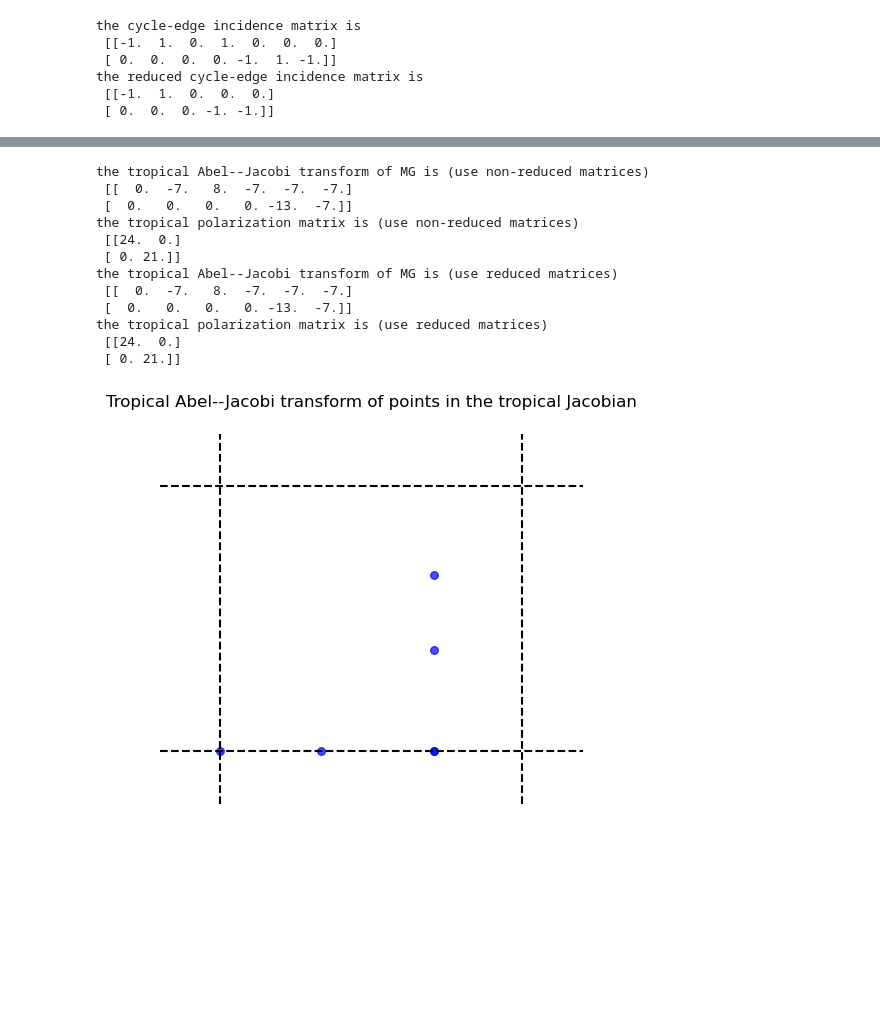
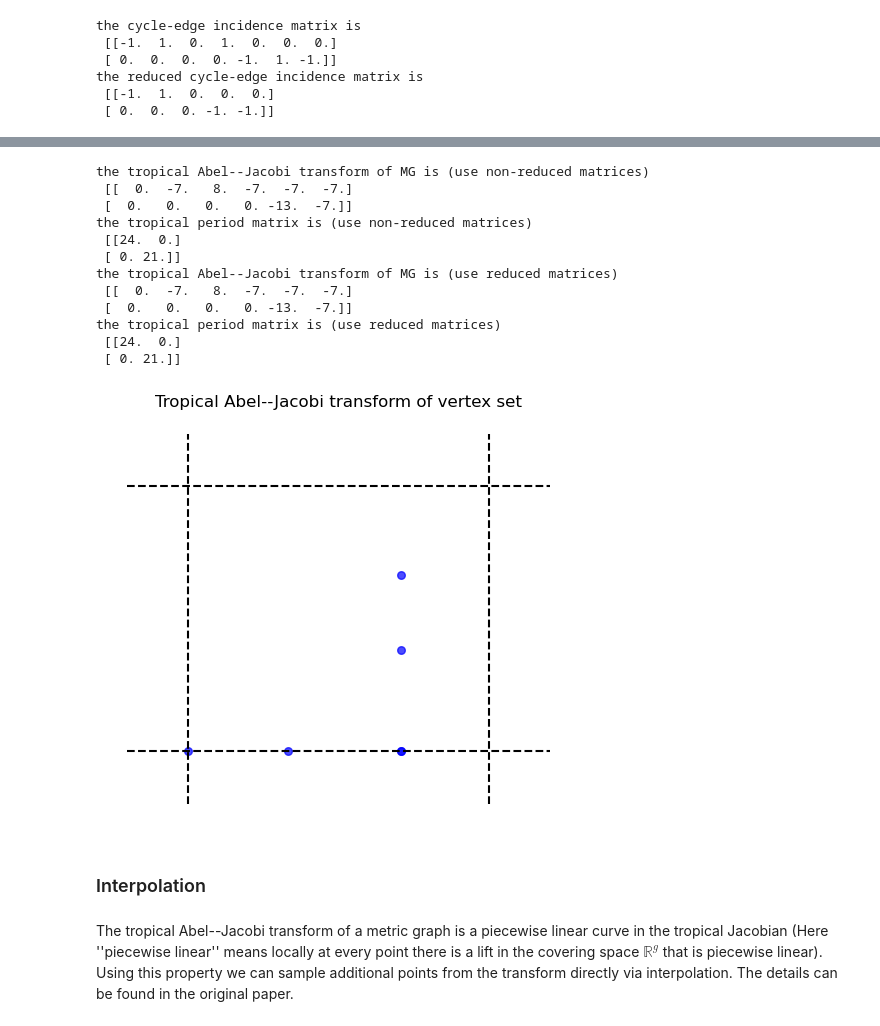
Before and after one commit to YueqiCao/Tropical-Abel-Jacobi, a Jupyter notebook: notebooks/tropical transform.ipynb, the cells around one changed output, grey strips where cells are left out. Saved outputs shown, nothing was run; the diff lists cells and outputs as text; code cells hidden in the pictures; blank space fills up the shorter version.

```diff
--- a/notebooks/tropical transform.ipynb
+++ b/notebooks/tropical transform.ipynb
@@ -155,5 +230,5 @@ the reduced path-edge incidence matrix is
 # %%
-# compute the tropical Abel--Jacobi transform and tropical polarization matrix
+# compute the tropical Abel--Jacobi transform and tropical period matrix
 
 # use non-reduced matrices
 C = MG.cycle_edge(MST)
@@ -163,41 +238,45 @@ Y = MG.path_edge(MST, base_point)
 V = C @ L @ Y.T
 Q = C @ L @ C.T
 print("the tropical Abel--Jacobi transform of MG is (use non-reduced matrices)\n", V)
-print("the tropical polarization matrix is (use non-reduced matrices)\n", Q)
+print("the tropical period matrix is (use non-reduced matrices)\n", Q)
 
 # use reduced matrices
 V_st = MG.trop_transform(MST, base_point)
-Q_st = MG.trop_polarization(MST)
+Q_st = MG.trop_period(MST)
 print("the tropical Abel--Jacobi transform of MG is (use reduced matrices)\n", V_st)
-print("the tropical polarization matrix is (use reduced matrices)\n", Q_st)
+print("the tropical period matrix is (use reduced matrices)\n", Q_st)
 # %% [output]
 the tropical Abel--Jacobi transform of MG is (use non-reduced matrices)
  [[  0.  -7.   8.  -7.  -7.  -7.]
  [  0.   0.   0.   0. -13.  -7.]]
-the tropical polarization matrix is (use non-reduced matrices)
+the tropical period matrix is (use non-reduced matrices)
  [[24.  0.]
  [ 0. 21.]]
 the tropical Abel--Jacobi transform of MG is (use reduced matrices)
  [[  0.  -7.   8.  -7.  -7.  -7.]
  [  0.   0.   0.   0. -13.  -7.]]
-the tropical polarization matrix is (use reduced matrices)
+the tropical period matrix is (use reduced matrices)
  [[24.  0.]
  [ 0. 21.]]
 # %%
 # draw the vectors in the tropical Jacobian
 from tropdist import draw_lattice_2D, translate_to_fundamental_domain
 
 fig, ax = plt.subplots(figsize=(6,6))
 draw_lattice_2D(Q, ax)
 # translate the vectors for better visualization
 Vr = translate_to_fundamental_domain(V, Q)
 ax.scatter(Vr[0,:], Vr[1,:], color='blue', s=30, alpha=0.7)
 ax.set_aspect('equal')
 ax.axis('off')
-ax.set_title("Tropical Abel--Jacobi transform of points in the tropical Jacobian")
+ax.set_title("Tropical Abel--Jacobi transform of vertex set")
 plt.show()
 # %% [output]
-[figure, old version]
+[figure, new version]
+# %% [markdown]
+### Interpolation
+# %% [markdown]
+The tropical Abel--Jacobi transform of a metric graph is a piecewise linear curve in the tropical Jacobian (Here ''piecewise linear'' means locally at every point there is a lift in the covering space $\mathbb{R}^g$ that is piecewise linear). Using this property we can sample additional points from the transform directly via interpolation. The details can be found in the original paper.
 # %%
 # interpolate points in the metric graph
 
```
Also changed, not shown: parts of 23 cells of this notebook, 1 other file.
